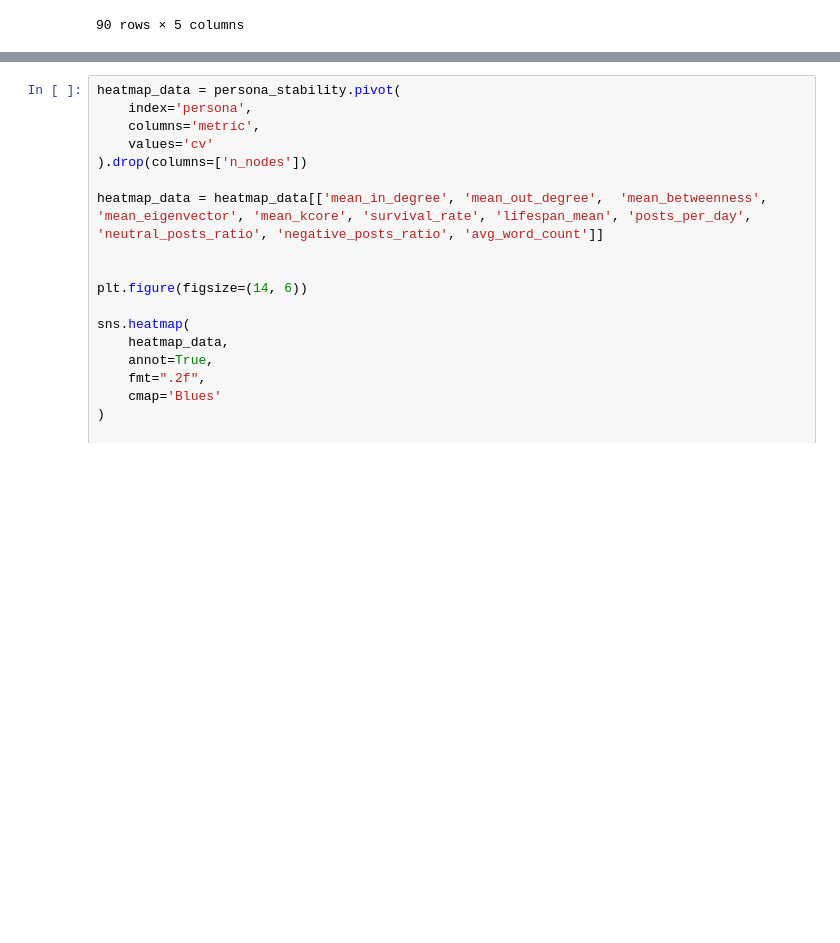
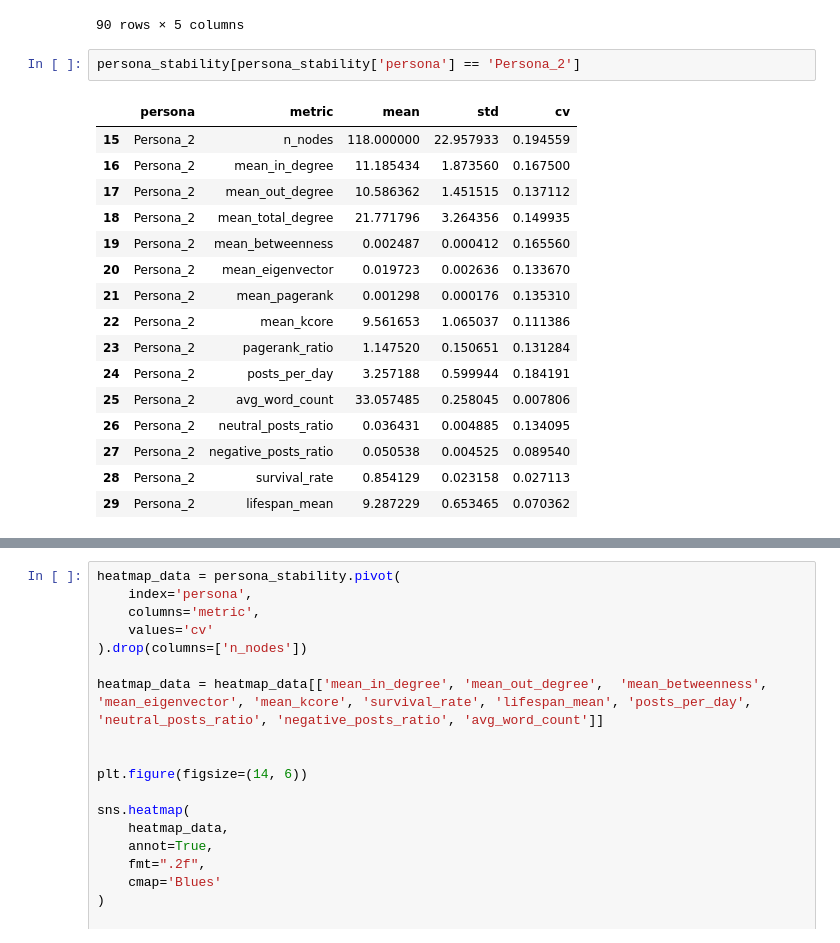
Before and after one commit to MagdalenaWilk/Personality-Driven_Behaviour_in_Synthetic_Social_Networks, a Jupyter notebook: analysis_set1_follow.ipynb, the cells around one changed output, grey strips where cells are left out. Saved outputs shown, nothing was run; the diff lists cells and outputs as text; blank space fills up the shorter version.

Commit message:
final stability

```diff
--- a/analysis_set1_follow.ipynb
+++ b/analysis_set1_follow.ipynb
@@ -728,3 +728,22 @@ persona_stability
 | 88 | Persona_6 | survival_rate | 0.866795 | 0.014758 | 0.017026 |
 | 89 | Persona_6 | lifespan_mean | 9.660658 | 1.047102 | 0.108388 |
 90 rows × 5 columns
+# %%
+persona_stability[persona_stability['persona'] == 'Persona_2']
+# %% [output]
+|  | persona | metric | mean | std | cv |
+| 15 | Persona_2 | n_nodes | 118.000000 | 22.957933 | 0.194559 |
+| 16 | Persona_2 | mean_in_degree | 11.185434 | 1.873560 | 0.167500 |
+| 17 | Persona_2 | mean_out_degree | 10.586362 | 1.451515 | 0.137112 |
+| 18 | Persona_2 | mean_total_degree | 21.771796 | 3.264356 | 0.149935 |
+| 19 | Persona_2 | mean_betweenness | 0.002487 | 0.000412 | 0.165560 |
+| 20 | Persona_2 | mean_eigenvector | 0.019723 | 0.002636 | 0.133670 |
+| 21 | Persona_2 | mean_pagerank | 0.001298 | 0.000176 | 0.135310 |
+| 22 | Persona_2 | mean_kcore | 9.561653 | 1.065037 | 0.111386 |
+| 23 | Persona_2 | pagerank_ratio | 1.147520 | 0.150651 | 0.131284 |
+| 24 | Persona_2 | posts_per_day | 3.257188 | 0.599944 | 0.184191 |
+| 25 | Persona_2 | avg_word_count | 33.057485 | 0.258045 | 0.007806 |
+| 26 | Persona_2 | neutral_posts_ratio | 0.036431 | 0.004885 | 0.134095 |
+| 27 | Persona_2 | negative_posts_ratio | 0.050538 | 0.004525 | 0.089540 |
+| 28 | Persona_2 | survival_rate | 0.854129 | 0.023158 | 0.027113 |
+| 29 | Persona_2 | lifespan_mean | 9.287229 | 0.653465 | 0.070362 |
```
Also changed, not shown: parts of 4 cells of this notebook, 1 other file.
